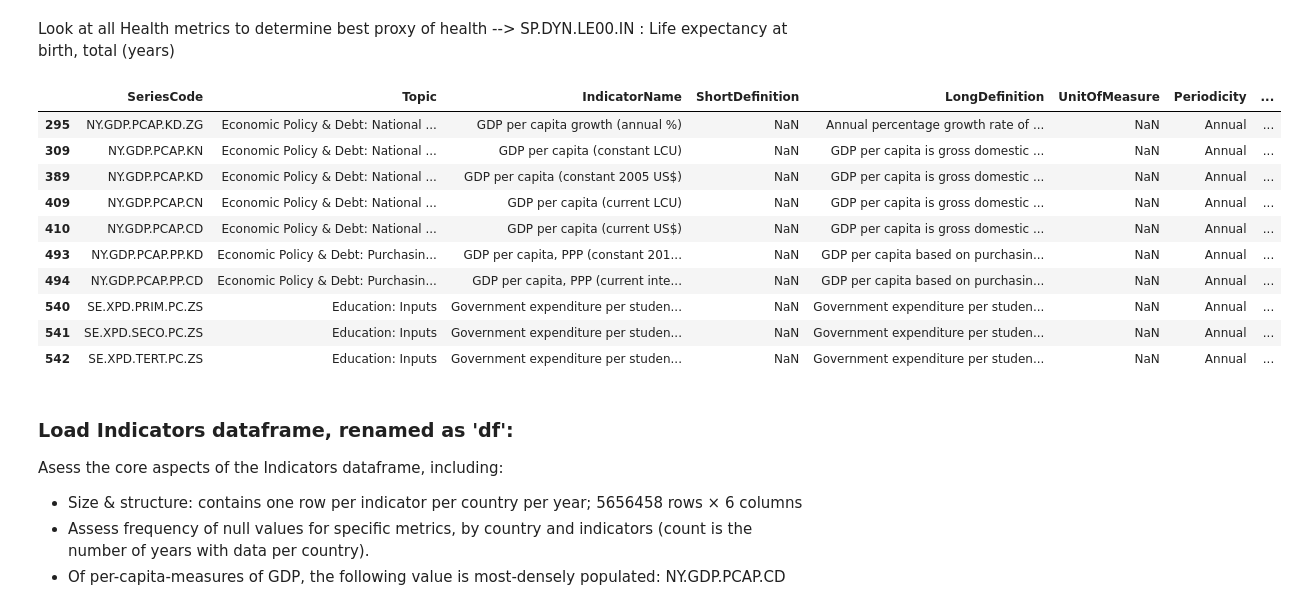
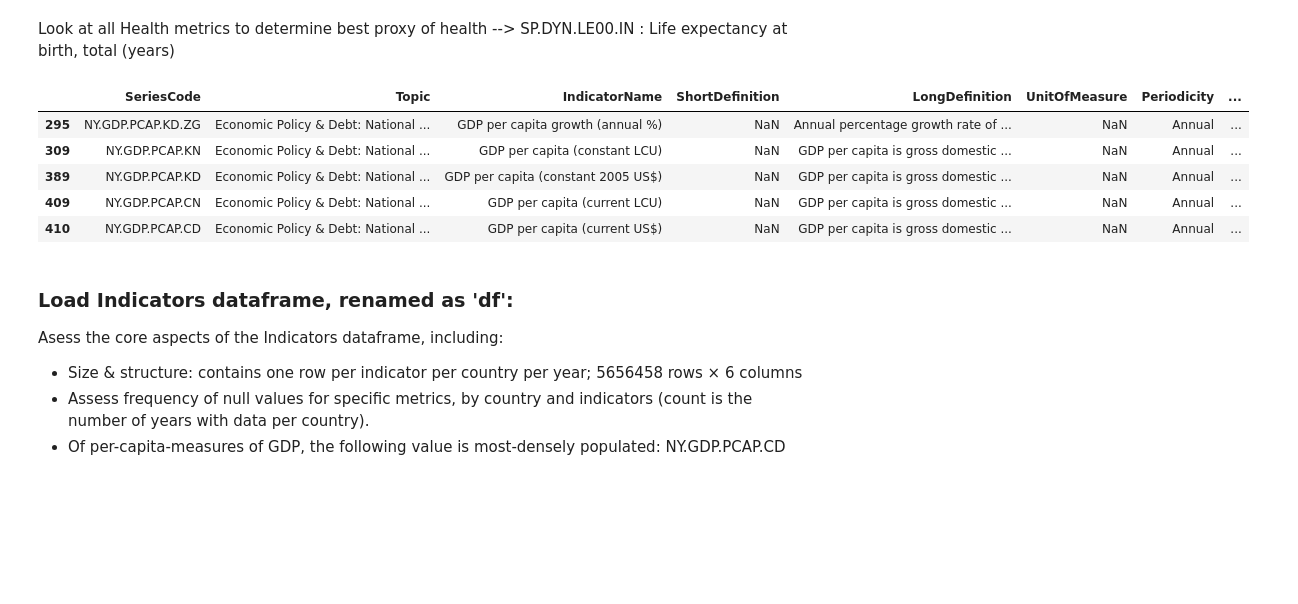
Before and after one commit to gussie/Springboard_data_science, a Jupyter notebook: Capstone project 1.ipynb, the cells around one changed output. Saved outputs shown, nothing was run; the diff lists cells and outputs as text; code cells hidden in the pictures; blank space fills up the shorter version.

```diff
--- a/Capstone project 1.ipynb
+++ b/Capstone project 1.ipynb
@@ -118,19 +96,14 @@ metrics[metrics.Topic.str.contains('Mortality')]
 Look at all Health metrics to determine best proxy of health -->
 SP.DYN.LE00.IN : Life expectancy at birth, total (years)
 # %%
-metrics[metrics.IndicatorName.str.contains('GDP per capita')]
+metrics[metrics.IndicatorName.str.contains('GDP per capita')].head()
 # %% [output]
 |  | SeriesCode | Topic | IndicatorName | ShortDefinition | LongDefinition | UnitOfMeasure | Periodicity | ... |
 | 295 | NY.GDP.PCAP.KD.ZG | Economic Policy & Debt: National ... | GDP per capita growth (annual %) | NaN | Annual percentage growth rate of ... | NaN | Annual | ... |
 | 309 | NY.GDP.PCAP.KN | Economic Policy & Debt: National ... | GDP per capita (constant LCU) | NaN | GDP per capita is gross domestic ... | NaN | Annual | ... |
 | 389 | NY.GDP.PCAP.KD | Economic Policy & Debt: National ... | GDP per capita (constant 2005 US$) | NaN | GDP per capita is gross domestic ... | NaN | Annual | ... |
 | 409 | NY.GDP.PCAP.CN | Economic Policy & Debt: National ... | GDP per capita (current LCU) | NaN | GDP per capita is gross domestic ... | NaN | Annual | ... |
 | 410 | NY.GDP.PCAP.CD | Economic Policy & Debt: National ... | GDP per capita (current US$) | NaN | GDP per capita is gross domestic ... | NaN | Annual | ... |
-| 493 | NY.GDP.PCAP.PP.KD | Economic Policy & Debt: Purchasin... | GDP per capita, PPP (constant 201... | NaN | GDP per capita based on purchasin... | NaN | Annual | ... |
-| 494 | NY.GDP.PCAP.PP.CD | Economic Policy & Debt: Purchasin... | GDP per capita, PPP (current inte... | NaN | GDP per capita based on purchasin... | NaN | Annual | ... |
-| 540 | SE.XPD.PRIM.PC.ZS | Education: Inputs | Government expenditure per studen... | NaN | Government expenditure per studen... | NaN | Annual | ... |
-| 541 | SE.XPD.SECO.PC.ZS | Education: Inputs | Government expenditure per studen... | NaN | Government expenditure per studen... | NaN | Annual | ... |
-| 542 | SE.XPD.TERT.PC.ZS | Education: Inputs | Government expenditure per studen... | NaN | Government expenditure per studen... | NaN | Annual | ... |
 # %% [markdown]
 ### Load Indicators dataframe, renamed as 'df':
 Asess the core aspects of the Indicators dataframe, including:
```
Also changed, not shown: parts of 3 cells of this notebook.
